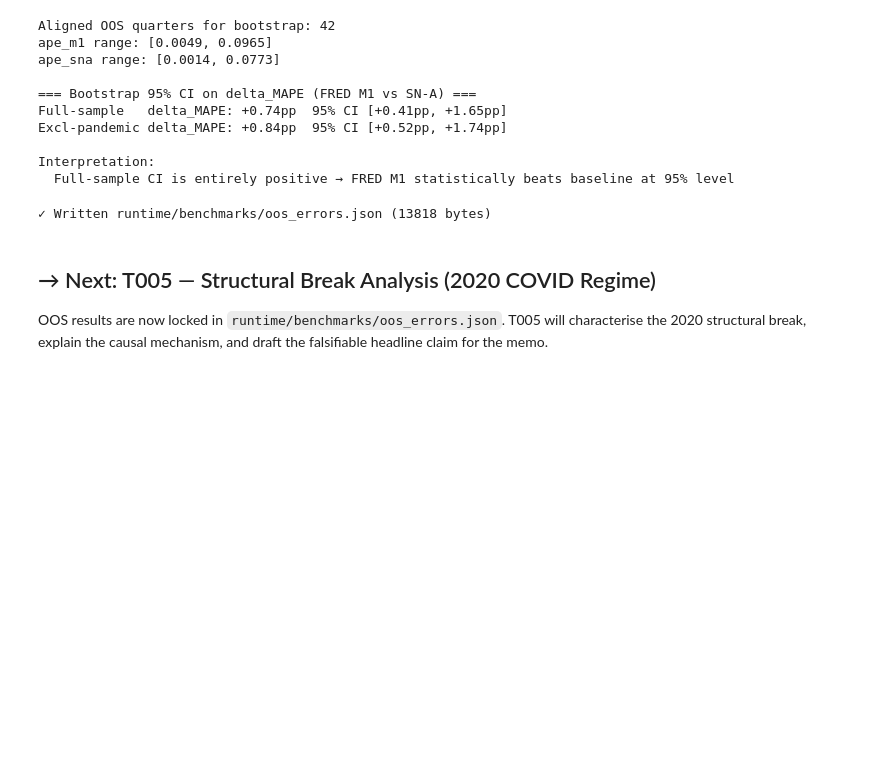
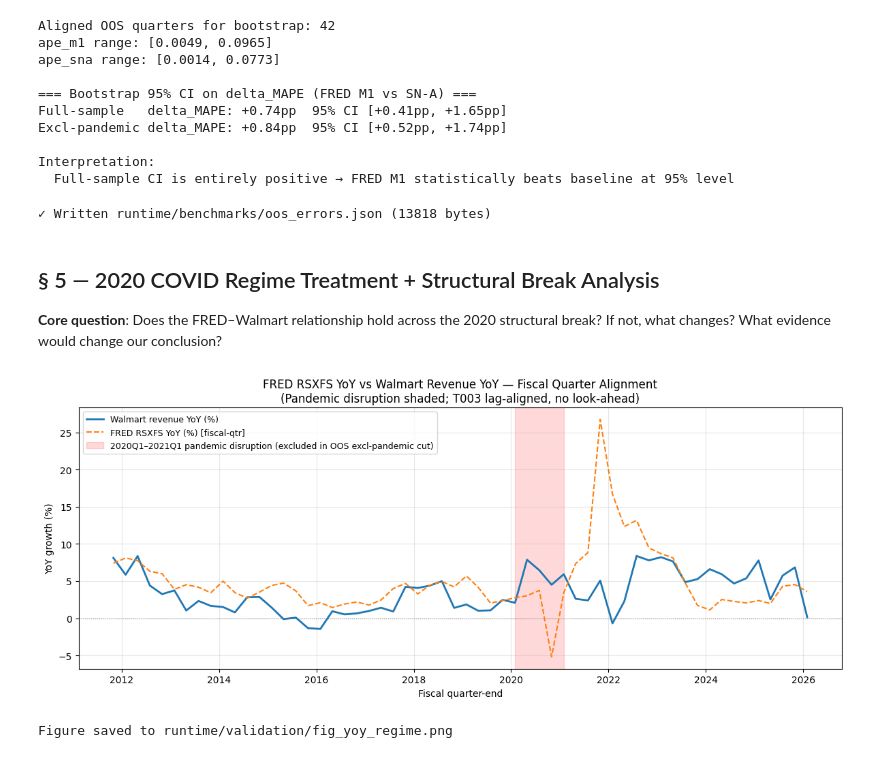
Before and after one commit to wojciechkrukar/walmart-challange, a Jupyter notebook: analysis.ipynb, the cells around one changed output. Saved outputs shown, nothing was run; the diff lists cells and outputs as text; code cells hidden in the pictures; blank space fills up the shorter version.

Commit message:
feat(T005): structural break, causal why, aligned delta 1.07pp/1.17pp; T005 APPROVE

```diff
--- a/analysis.ipynb
+++ b/analysis.ipynb
@@ -1176,8 +1176,53 @@ print(f"✓ Written {out_path} ({out_path.stat().st_size} bytes)")
 # %% [output]
 ✓ Written runtime/benchmarks/oos_errors.json (13818 bytes)
 # %% [markdown]
-## → Next: T005 — Structural Break Analysis (2020 COVID Regime)
+## § 5 — 2020 COVID Regime Treatment + Structural Break Analysis
 
-OOS results are now locked in `runtime/benchmarks/oos_errors.json`.
-T005 will characterise the 2020 structural break, explain the causal mechanism,
-and draft the falsifiable headline claim for the memo.
+**Core question**: Does the FRED–Walmart relationship hold across the 2020 structural break?
+If not, what changes? What evidence would change our conclusion?
+# %%
+# T005 — Cell 33
+# What this proves: FRED RSXFS and Walmart revenue YoY co-move outside the pandemic window;
+# the shaded region makes the 2020–2021 regime break visually obvious.
+
+import matplotlib.pyplot as plt
+import matplotlib.patches as mpatches
+import json, pandas as pd
+
+# Load OOS results for the plot
+with open("runtime/benchmarks/oos_errors.json") as f:
+    oos_bm = json.load(f)
+with open("runtime/benchmarks/baseline.json") as f:
+    bm = json.load(f)
+
+PANDEMIC_START = pd.Timestamp("2020-01-31")
+PANDEMIC_END   = pd.Timestamp("2021-01-31")
+
+fig, ax = plt.subplots(figsize=(12, 5))
+
+# Plot both YoY series from analysis_df
+ax.plot(analysis_df["date"], analysis_df["revenue_yoy"] * 100,
+        color="#1f77b4", linewidth=2, label="Walmart revenue YoY (%)", zorder=3)
+ax.plot(analysis_df["date"], analysis_df["rsxfs_yoy"] * 100,
+        color="#ff7f0e", linewidth=1.5, linestyle="--", label="FRED RSXFS YoY (%) [fiscal-qtr]", zorder=3)
+
+# Shade the pandemic disruption window
+ax.axvspan(PANDEMIC_START, PANDEMIC_END, alpha=0.15, color="red",
+           label="2020Q1–2021Q1 pandemic disruption (excluded in OOS excl-pandemic cut)")
+
+# Zero line
+ax.axhline(0, color="grey", linewidth=0.8, linestyle=":")
+
+ax.set_title("FRED RSXFS YoY vs Walmart Revenue YoY — Fiscal Quarter Alignment\n"
+             "(Pandemic disruption shaded; T003 lag-aligned, no look-ahead)")
+ax.set_xlabel("Fiscal quarter-end")
+ax.set_ylabel("YoY growth (%)")
+ax.legend(loc="upper left", fontsize=9)
+ax.grid(True, alpha=0.3)
+fig.tight_layout()
+plt.savefig("runtime/validation/fig_yoy_regime.png", dpi=120, bbox_inches="tight")
+plt.show()
+print("Figure saved to runtime/validation/fig_yoy_regime.png")
+# %% [output]
+[figure, added]
+Figure saved to runtime/validation/fig_yoy_regime.png
```
Also changed, not shown: parts of 4 cells of this notebook, 4 other files.
